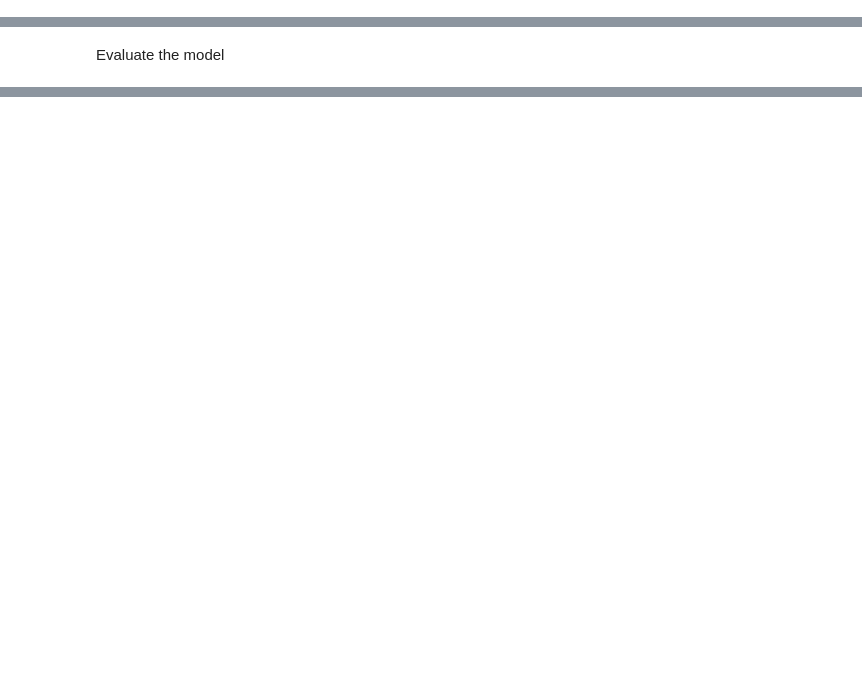
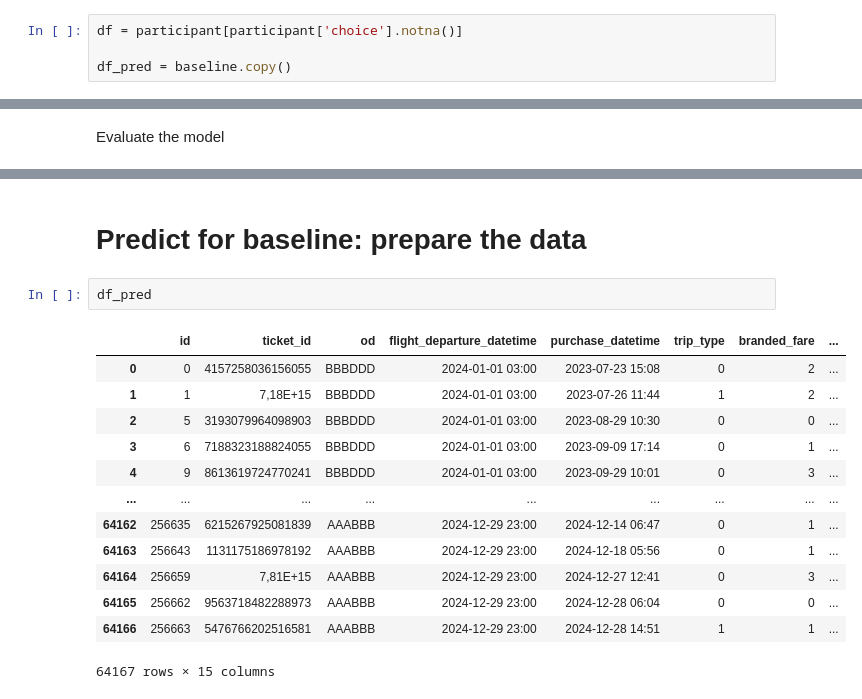
Before and after one commit to cw118/codeml2024, a Jupyter notebook: air_canada.ipynb, the cells around one changed output, grey strips where cells are left out. Drawn from its saved outputs; the diff is of its cells as text; blank space fills up the shorter version.

```diff
--- a/air_canada.ipynb
+++ b/air_canada.ipynb
@@ -36,3 +47,7 @@ df = participant[participant['choice'].notna()]
+# %%
+df = participant[participant['choice'].notna()]
+
+df_pred = baseline.copy()
 # %% [markdown]
 Train on participant data, predict on baseline data.
 # %%
@@ -291,0 +450,18 @@ Test loss of model = 0.8012
+# %% [markdown]
+# Predict for baseline: prepare the data
+# %%
+df_pred
+# %% [output]
+|  | id | ticket_id | od | flight_departure_datetime | purchase_datetime | trip_type | branded_fare | ... |
+| 0 | 0 | 4157258036156055 | BBBDDD | 2024-01-01 03:00 | 2023-07-23 15:08 | 0 | 2 | ... |
+| 1 | 1 | 7,18E+15 | BBBDDD | 2024-01-01 03:00 | 2023-07-26 11:44 | 1 | 2 | ... |
+| 2 | 5 | 3193079964098903 | BBBDDD | 2024-01-01 03:00 | 2023-08-29 10:30 | 0 | 0 | ... |
+| 3 | 6 | 7188323188824055 | BBBDDD | 2024-01-01 03:00 | 2023-09-09 17:14 | 0 | 1 | ... |
+| 4 | 9 | 8613619724770241 | BBBDDD | 2024-01-01 03:00 | 2023-09-29 10:01 | 0 | 3 | ... |
+| ... | ... | ... | ... | ... | ... | ... | ... | ... |
+| 64162 | 256635 | 6215267925081839 | AAABBB | 2024-12-29 23:00 | 2024-12-14 06:47 | 0 | 1 | ... |
+| 64163 | 256643 | 1131175186978192 | AAABBB | 2024-12-29 23:00 | 2024-12-18 05:56 | 0 | 1 | ... |
+| 64164 | 256659 | 7,81E+15 | AAABBB | 2024-12-29 23:00 | 2024-12-27 12:41 | 0 | 3 | ... |
+| 64165 | 256662 | 9563718482288973 | AAABBB | 2024-12-29 23:00 | 2024-12-28 06:04 | 0 | 0 | ... |
+| 64166 | 256663 | 5476766202516581 | AAABBB | 2024-12-29 23:00 | 2024-12-28 14:51 | 1 | 1 | ... |
+64167 rows × 15 columns
```
Also changed, not shown: parts of 22 cells of this notebook, 1 other file.
